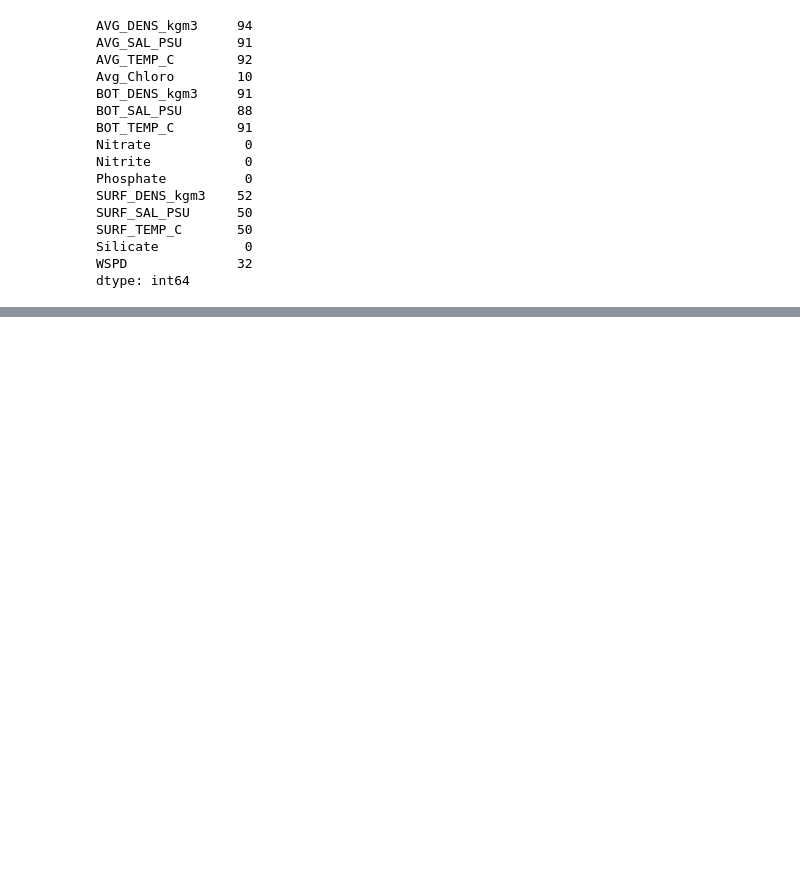
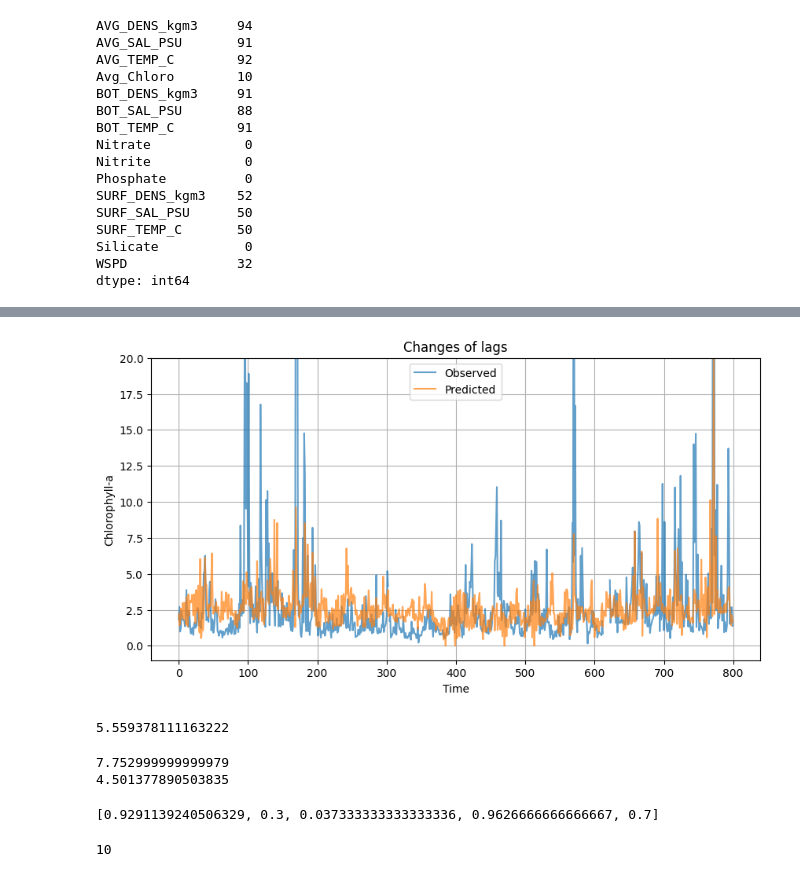
Before and after one commit to aparaselli/HAB-Prediction-Research, a Jupyter notebook: Code/MCVM_Filling.ipynb, the cells around one changed output, grey strips where cells are left out. Saved outputs shown, nothing was run; the diff lists cells and outputs as text; code cells hidden in the pictures; blank space fills up the shorter version.

```diff
--- a/Code/MCVM_Filling.ipynb
+++ b/Code/MCVM_Filling.ipynb
@@ -510,10 +490,10 @@ valid_lags
 # %%
 random_embeddings = {}
-for E in range(1,9):
+for E in range(4,16):
     # Get random embeddings using valid lags
     embeddings = set()
-    sample = 100#100000
-    max_trials = 100000#10000000
+    sample = 20000#10000000
+    max_trials = 200000#10000000
     trials = 0
     while len(embeddings) < sample and trials < max_trials:
         embedding = tuple(random.sample(valid_lags, E))
@@ -562,11 +546,11 @@ HAB_embeddings
 # %%
 # Create folder to store xmap results
-folder = 'xmap results HAB 100000 random embeddings'
+folder = 'xmap results HAB 100000 random embeddings trial 2'
 if not os.path.exists(folder):
     os.makedirs(folder)
 # %%
 # Save HAB cross-mapping results
-E_list = range(1,9)
+E_list = range(4,16)
 theta_list = [1,5,9,15,25,35,45]
 Tp = 0
 exclusion_radius = 6
@@ -654,8 +643,8 @@ with tqdm(total=total_iterations) as pbar:
 # %%
 # Get xmap results for optimal parameters
 
-E = 8
-theta = 45
+E = 4
+theta = 15
 k = 9
 
 with open(f'xmap results HAB 100000 random embeddings/xmap_results_{target}_Tp_{Tp}_E_{E}_theta_{theta}.pkl', 'rb') as file:
@@ -722,0 +723,16 @@ sum(HAB_gapfill_results['reconstructed_points']==0)
+# %%
+obs = HAB_data['Avg_Chloro']
+pred = HAB_gapfill_results['reconstructed_points']
+plt.figure(figsize=(10, 5))
+plt.plot(obs.index, obs, label="Observed", alpha=0.7)
+plt.plot(pred.index, pred, label="Predicted", alpha=0.7)
+
+plt.xlabel("Time")
+plt.ylabel("Chlorophyll-a")
+plt.ylim(-1,20)
+plt.title('Changes of lags')
+plt.legend()
+plt.grid(True)
+plt.show()
+# %% [output]
+[figure, added]
@@ -722,0 +765,14 @@ sum(HAB_gapfill_results['reconstructed_points']==0)
+# %%
+rmse(HAB_data_t['Avg_Chloro'],HAB_gapfill_results['reconstructed_points'])
+# %% [output]
+5.559378111163222
+# %%
+bloom_binary_prediction(HAB_data['Avg_Chloro'],HAB_gapfill_results['reconstructed_points'])
+# %% [output]
+7.752999999999979
+4.501377890503835
+[0.9291139240506329, 0.3, 0.037333333333333336, 0.9626666666666667, 0.7]
+# %%
+HAB_data['Avg_Chloro'].isna().sum()
+# %% [output]
+10
```
Also changed, not shown: parts of 12 cells of this notebook, 3 other files.
